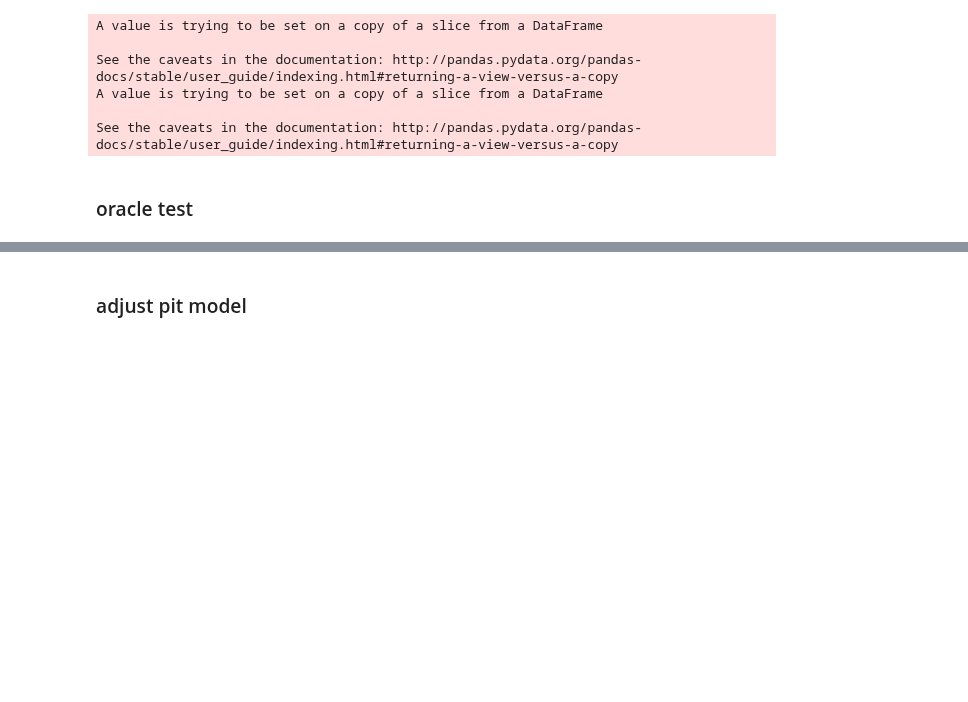
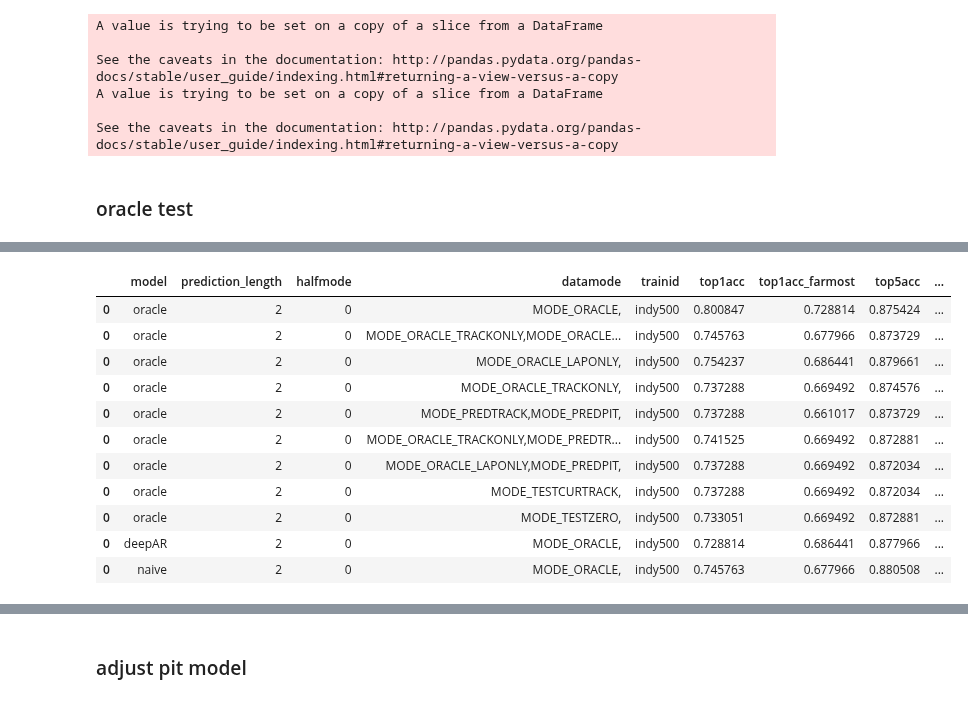
Before and after one commit to DSC-SPIDAL/rankpredictor, a Jupyter notebook: run/13.FullTest/notebook/laptime2rank-evaluate-fulltest-disturbance-directrank.ipynb, the cells around one changed output, grey strips where cells are left out. Drawn from its saved outputs; the diff is of its cells as text; code cells hidden in the pictures; blank space fills up the shorter version.

```diff
--- a/run/13.FullTest/notebook/laptime2rank-evaluate-fulltest-disturbance-directrank.ipynb
+++ b/run/13.FullTest/notebook/laptime2rank-evaluate-fulltest-disturbance-directrank.ipynb
@@ -1861,2 +1828,17 @@ tss len=3055, forecasts len=3055
+# %%
+dfret
+# %% [output]
+|  | model | prediction_length | halfmode | datamode | trainid | top1acc | top1acc_farmost | top5acc | ... |
+| 0 | oracle | 2 | 0 | MODE_ORACLE, | indy500 | 0.800847 | 0.728814 | 0.875424 | ... |
+| 0 | oracle | 2 | 0 | MODE_ORACLE_TRACKONLY,MODE_ORACLE... | indy500 | 0.745763 | 0.677966 | 0.873729 | ... |
+| 0 | oracle | 2 | 0 | MODE_ORACLE_LAPONLY, | indy500 | 0.754237 | 0.686441 | 0.879661 | ... |
+| 0 | oracle | 2 | 0 | MODE_ORACLE_TRACKONLY, | indy500 | 0.737288 | 0.669492 | 0.874576 | ... |
+| 0 | oracle | 2 | 0 | MODE_PREDTRACK,MODE_PREDPIT, | indy500 | 0.737288 | 0.661017 | 0.873729 | ... |
+| 0 | oracle | 2 | 0 | MODE_ORACLE_TRACKONLY,MODE_PREDTR... | indy500 | 0.741525 | 0.669492 | 0.872881 | ... |
+| 0 | oracle | 2 | 0 | MODE_ORACLE_LAPONLY,MODE_PREDPIT, | indy500 | 0.737288 | 0.669492 | 0.872034 | ... |
+| 0 | oracle | 2 | 0 | MODE_TESTCURTRACK, | indy500 | 0.737288 | 0.669492 | 0.872034 | ... |
+| 0 | oracle | 2 | 0 | MODE_TESTZERO, | indy500 | 0.733051 | 0.669492 | 0.872881 | ... |
+| 0 | deepAR | 2 | 0 | MODE_ORACLE, | indy500 | 0.728814 | 0.686441 | 0.877966 | ... |
+| 0 | naive | 2 | 0 | MODE_ORACLE, | indy500 | 0.745763 | 0.677966 | 0.880508 | ... |
 # %%
 sys.exit(0)
```
Also changed, not shown: parts of 16 cells of this notebook, 5 other files.
